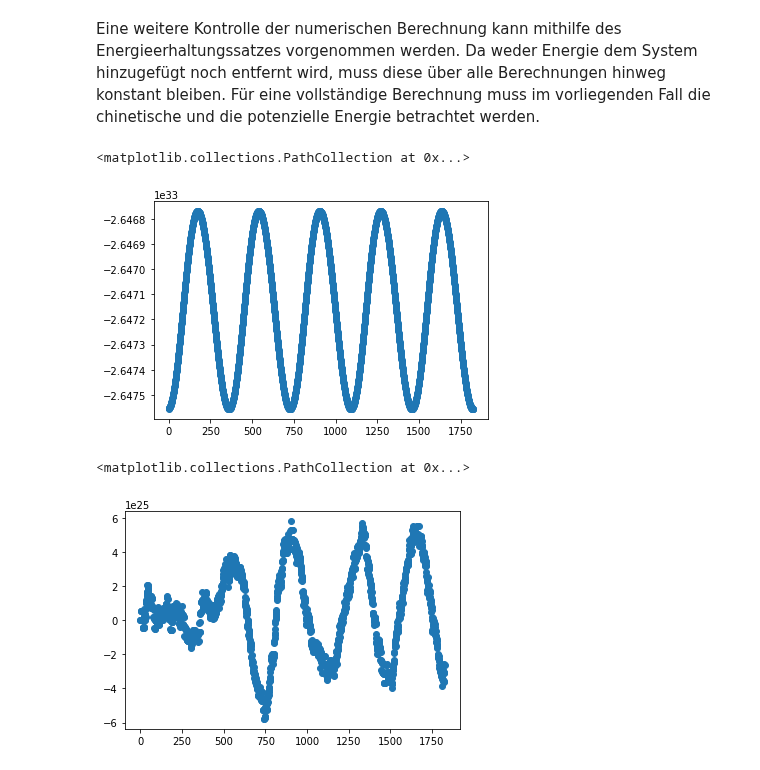
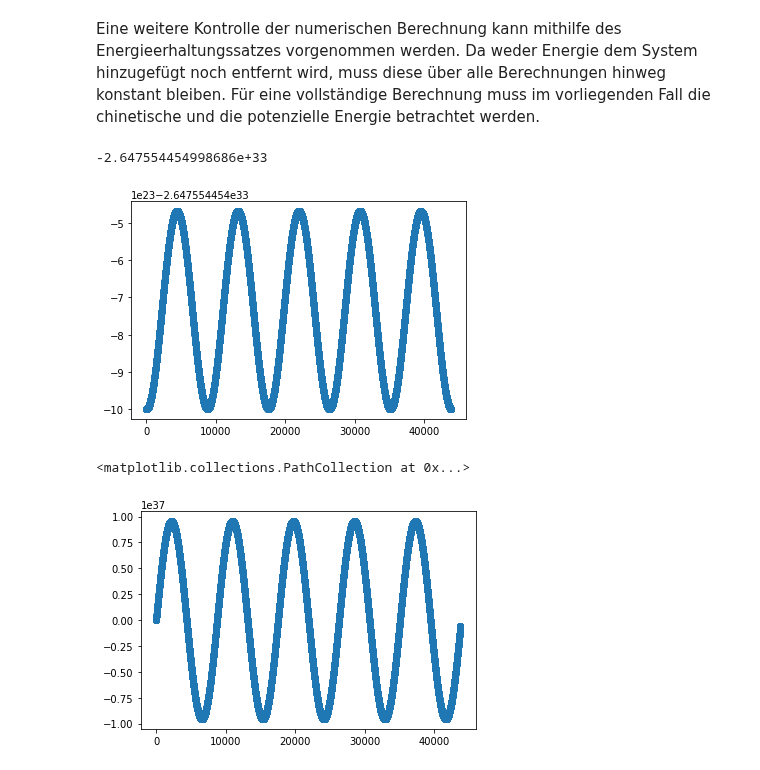
Before and after one commit to darenegade/modellbildung, a Jupyter notebook: Abgabe 2/Aufgabe 2.ipynb, the cells around one changed output. Drawn from its saved outputs; the diff is of its cells as text; code cells hidden in the pictures.

```diff
--- a/Abgabe 2/Aufgabe 2.ipynb
+++ b/Abgabe 2/Aufgabe 2.ipynb
@@ -15,7 +15,7 @@ G
 # %% [output]
 6.674079999999999e-11
 # %%
-factor = 3600 * 24
+factor = 3600
 yearsTimeSpan = 5
 deltaT = 1 * factor
 
@@ -30,6 +30,28 @@ def acceleration(mOwn, pOwn, mOther, pOther):
     return [element * intermed for element in direction(pOther, pOwn)]
 
 def calc(vErde, vSonne, pErde, pSonne):
+    koordsSonne = [[pSonne[0], pSonne[1], vSonne[0], vSonne[1]]]
+    koordsErde  = [[pErde[0], pErde[1], vErde[0], vErde[1]]]
+
+    for x in range(0, int(yearsTimeSpan * 365 * 24 * 3600 / factor)):
+        deltaTNeu = deltaT / 2
+        pErde = [pErde[0] + deltaTNeu * vErde[0], pErde[1] + deltaTNeu * vErde[1]]
+        acc = acceleration(mErde, pErde, mSonne, pSonne)
+        vErde = [vErde[0] + deltaT * acc[0], vErde[1] + deltaT * acc[1]]
+        pErde = [pErde[0] + deltaTNeu * vErde[0], pErde[1] + deltaTNeu * vErde[1]]
+
+        pSonne = [pSonne[0] + deltaTNeu * vSonne[0], pSonne[1] + deltaTNeu * vSonne[1]]
+        acc = acceleration(mSonne, pSonne, mErde, pErde)
+        vSonne = [vSonne[0] + deltaT * acc[0], vSonne[1] + deltaT * acc[1]]
+        pSonne = [pSonne[0] + deltaTNeu * vSonne[0], pSonne[1] + deltaTNeu * vSonne[1]]
+
+
+        koordsErde.append([pErde[0], pErde[1], vErde[0], vErde[1]])
+        koordsSonne.append([pSonne[0], pSonne[1], vSonne[0], vSonne[1]])
+
+    return [koordsErde, koordsSonne]
+
+def calcAlt(vErde, vSonne, pErde, pSonne):
     koordsSonne = [[pSonne[0], pSonne[1], vSonne[0], vSonne[1]]]
     koordsErde  = [[pErde[0], pErde[1], vErde[0], vErde[1]]]
 
@@ -115,23 +137,23 @@ Eine weitere Kontrolle der numerischen Berechnung kann mithilfe des Energieerhal
 # %%
 def potEnergie(masse1, masse2, distanz):
     return -G * masse1 * masse2 / distanz
 
 def chinEnergie(masse, geschwindigkeit):
     return 0.5 * masse * geschwindigkeit ** 2
 
 sumEnergie = []
 for index in range(0, len(data[0])):
     distanceSonneErde = distance(data[0][index], data[1][index])
     sumEnergie.append(
     chinEnergie(mErde, math.sqrt(data[0][index][2]**2 + data[0][index][3]**2))
     +chinEnergie(mSonne, math.sqrt(data[1][index][2]**2 + data[1][index][3]**2))
     +potEnergie(mSonne, mErde, distanceSonneErde)
     )
-
 plt.scatter(range(0, len(data[0])), sumEnergie)
+sumEnergie[-1]
 # %% [output]
-<matplotlib.collections.PathCollection at 0x...>
+-2.647554454998686e+33
-[figure, old version]
+[figure, new version]
 # %%
 ls = []
 
@@ -145,4 +167,4 @@ for index in range(0, len(data[0])):
 plt.scatter(range(0, len(data[0])), ls)
 # %% [output]
 <matplotlib.collections.PathCollection at 0x...>
-[figure, old version]
+[figure, new version]
```
Also changed, not shown: parts of 2 cells of this notebook.
